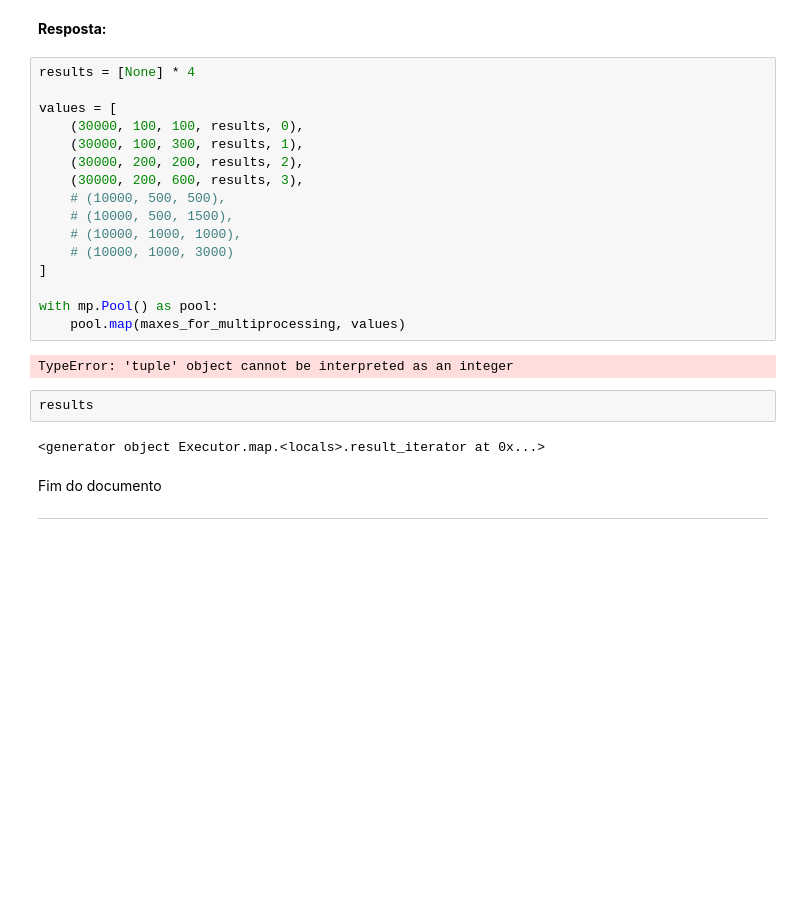
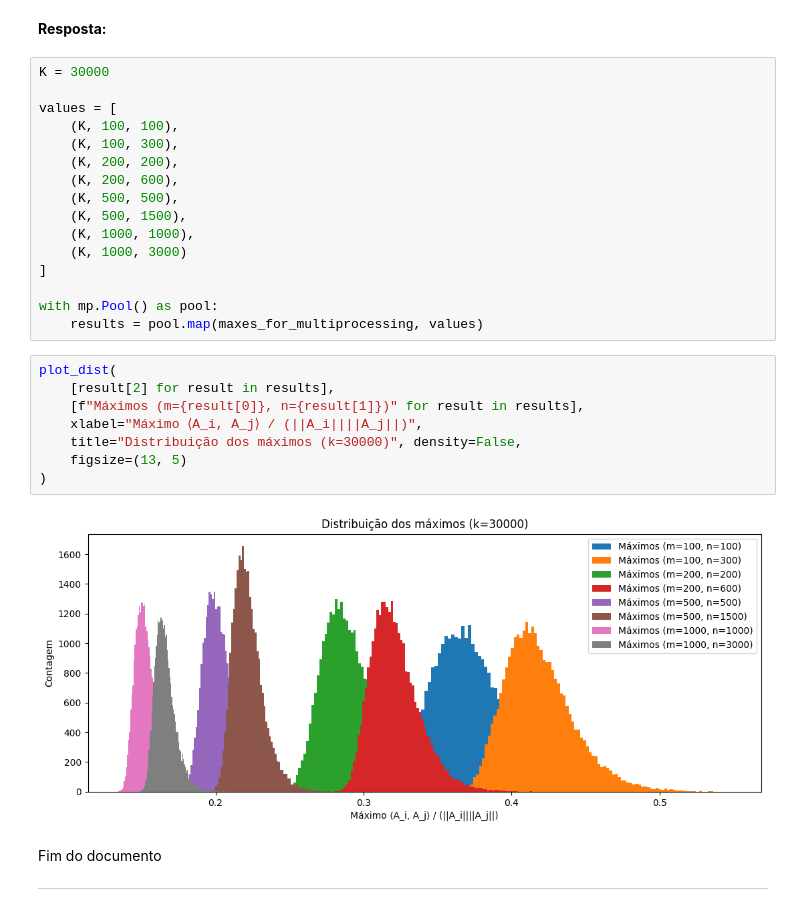
Before and after one commit to alexoliveiraFGV24/rand_nla, a Jupyter notebook: final/Projeto4.ipynb, the cells around one changed output. Drawn from its saved outputs; the diff is of its cells as text; blank space fills up the shorter version.

```diff
--- a/final/Projeto4.ipynb
+++ b/final/Projeto4.ipynb
@@ -222,27 +223,31 @@ plot_dist([maxes_vals], ["Máximos"], xlabel="Máximo ⟨A_i, A_j⟩ / (||A_i|||
 # %% [markdown]
 **Resposta:**
 # %%
-results = [None] * 4
+K = 30000
 
 values = [
-    (30000, 100, 100, results, 0),
-    (30000, 100, 300, results, 1),
-    (30000, 200, 200, results, 2),
-    (30000, 200, 600, results, 3),
-    # (10000, 500, 500),
-    # (10000, 500, 1500),
-    # (10000, 1000, 1000),
-    # (10000, 1000, 3000)
+    (K, 100, 100),
+    (K, 100, 300),
+    (K, 200, 200),
+    (K, 200, 600),
+    (K, 500, 500),
+    (K, 500, 1500),
+    (K, 1000, 1000),
+    (K, 1000, 3000)
 ]
 
 with mp.Pool() as pool:
-    pool.map(maxes_for_multiprocessing, values)
+    results = pool.map(maxes_for_multiprocessing, values)
-# %% [output]
-TypeError: 'tuple' object cannot be interpreted as an integer
 # %%
-results
+plot_dist(
+    [result[2] for result in results],
+    [f"Máximos (m={result[0]}, n={result[1]})" for result in results],
+    xlabel="Máximo ⟨A_i, A_j⟩ / (||A_i||||A_j||)",
+    title="Distribuição dos máximos (k=30000)", density=False,
+    figsize=(13, 5)
+)
 # %% [output]
-<generator object Executor.map.<locals>.result_iterator at 0x...>
+[figure, added]
 # %% [markdown]
 Fim do documento
 
```
Also changed, not shown: parts of 8 cells of this notebook.
